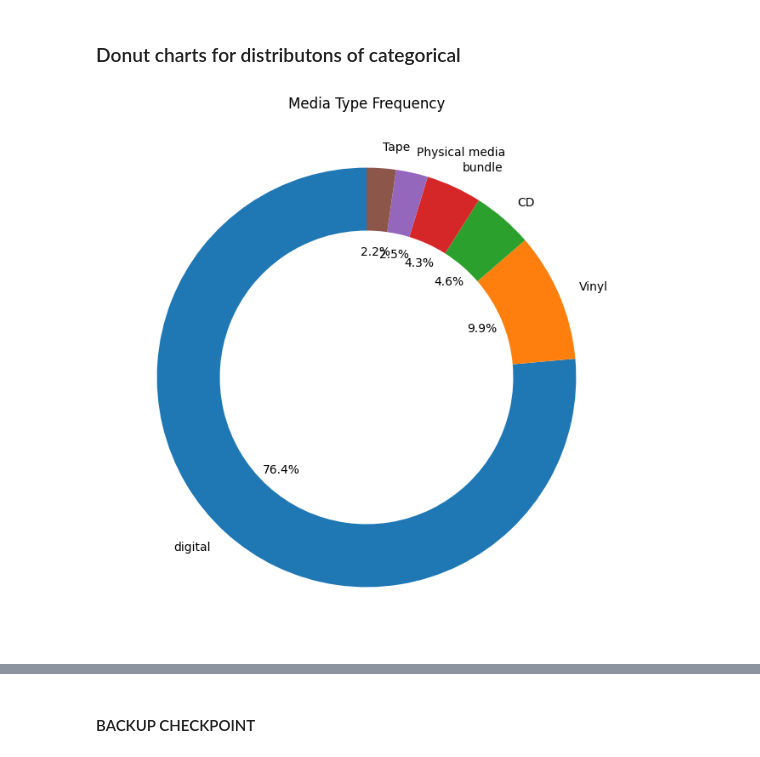
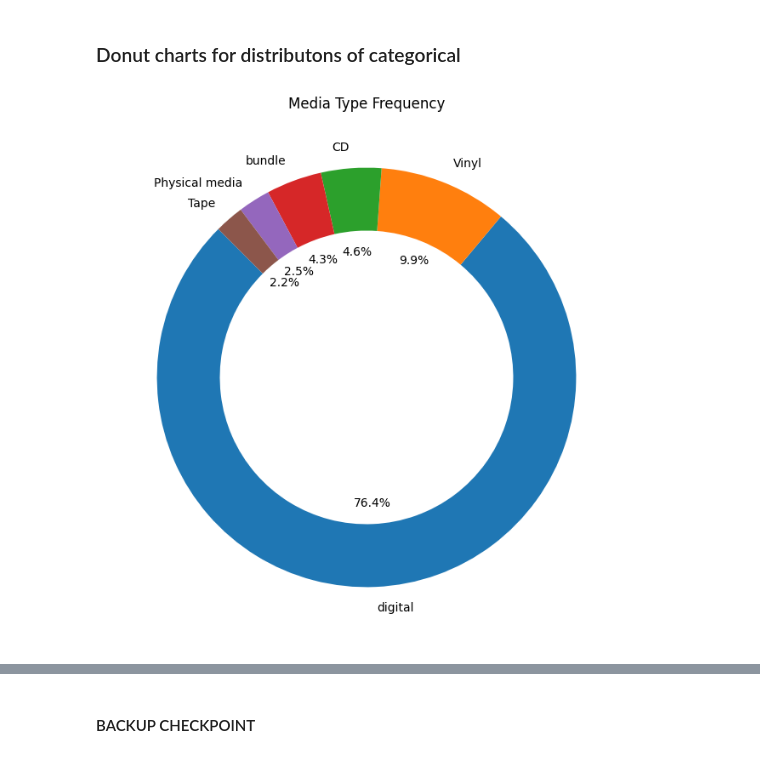
Before and after one commit to Funnear/midproject-bandcamp-insights, a Jupyter notebook: notebooks/2-1_EDA.ipynb, the cells around one changed output, grey strips where cells are left out. Cells and saved outputs as stored; diff of their text form; code cells hidden in the pictures.

```diff
--- a/notebooks/2-1_EDA.ipynb
+++ b/notebooks/2-1_EDA.ipynb
@@ -1020,11 +1020,11 @@ for col in columns_media:
 # %%
 # Calculate the frequency of each media_type
 media_type_counts = df["media_type"].value_counts()
 
 # Create a donut chart
 plt.figure(figsize=(8, 8))
-plt.pie(media_type_counts, labels=media_type_counts.index, autopct='%1.1f%%', startangle=90, wedgeprops={'width': 0.3})
+plt.pie(media_type_counts, labels=media_type_counts.index, autopct='%1.1f%%', startangle=135, wedgeprops={'width': 0.3})
 plt.title("Media Type Frequency")
 plt.show()
 # %% [output]
-[figure, old version]
+[figure, new version]
```
Also changed, not shown: parts of 10 cells of this notebook, 8 other files.
